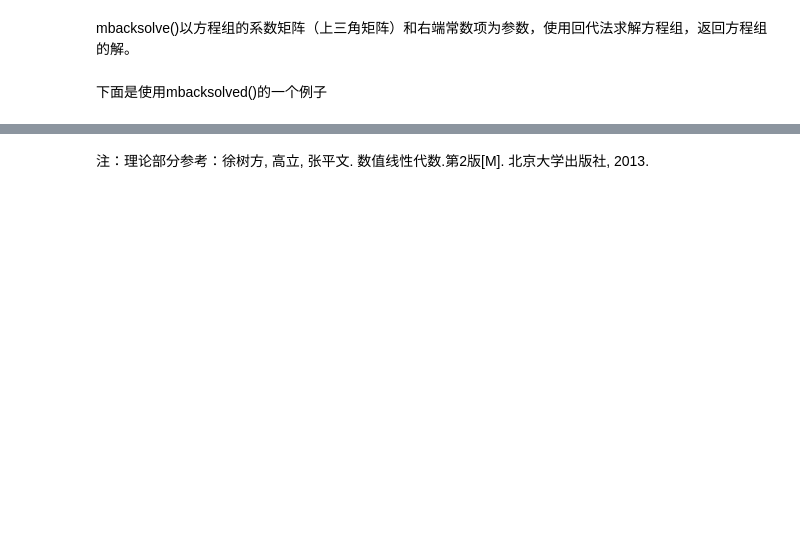
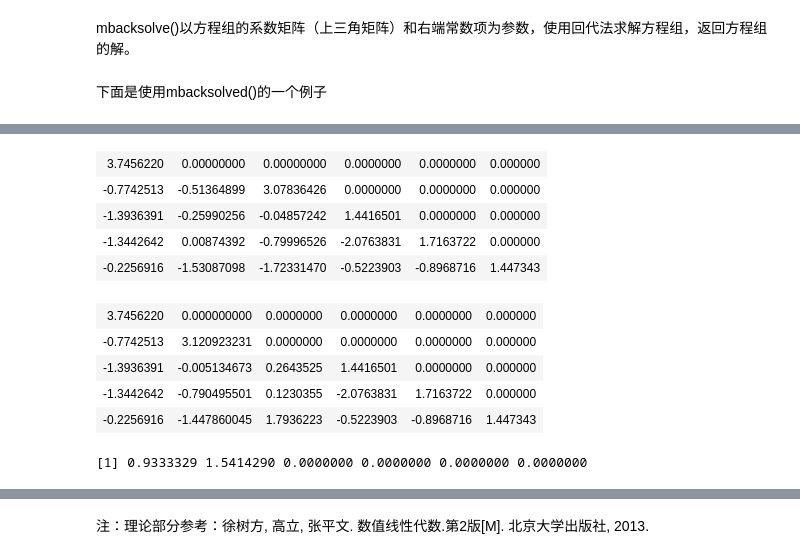
Before and after one commit to CUFESAM/Algorithm, a Jupyter notebook: Cholesky Solve.ipynb, the cells around one changed output, grey strips where cells are left out. Drawn from its saved outputs; the diff is of its cells as text; code cells hidden in the pictures; blank space fills up the shorter version.

```diff
--- a/Cholesky Solve.ipynb
+++ b/Cholesky Solve.ipynb
@@ -175,0 +202,23 @@ forwardsolve(L,b)  #R语言自带函数的求解结果
+# %%
+L2=L[-2,]
+L2
+mx <- L2[2,2:3]
+lmx <- sqrt(sum(mx*mx))
+L2[2,2:3] <- c(lmx,0)
+L2[3:5,2:3] <- L2[3:5,2:3] %*% gives(mx, lmx)
+L2
+# %% [output]
+| 3.7456220 | 0.00000000 | 0.00000000 | 0.0000000 | 0.0000000 | 0.000000 |
+| -0.7742513 | -0.51364899 | 3.07836426 | 0.0000000 | 0.0000000 | 0.000000 |
+| -1.3936391 | -0.25990256 | -0.04857242 | 1.4416501 | 0.0000000 | 0.000000 |
+| -1.3442642 | 0.00874392 | -0.79996526 | -2.0763831 | 1.7163722 | 0.000000 |
+| -0.2256916 | -1.53087098 | -1.72331470 | -0.5223903 | -0.8968716 | 1.447343 |
+| 3.7456220 | 0.000000000 | 0.0000000 | 0.0000000 | 0.0000000 | 0.000000 |
+| -0.7742513 | 3.120923231 | 0.0000000 | 0.0000000 | 0.0000000 | 0.000000 |
+| -1.3936391 | -0.005134673 | 0.2643525 | 1.4416501 | 0.0000000 | 0.000000 |
+| -1.3442642 | -0.790495501 | 0.1230355 | -2.0763831 | 1.7163722 | 0.000000 |
+| -0.2256916 | -1.447860045 | 1.7936223 | -0.5223903 | -0.8968716 | 1.447343 |
+# %%
+L[2:2,]
+# %% [output]
+[1] 0.9333329 1.5414290 0.0000000 0.0000000 0.0000000 0.0000000
```
Also changed, not shown: parts of 25 cells of this notebook.
